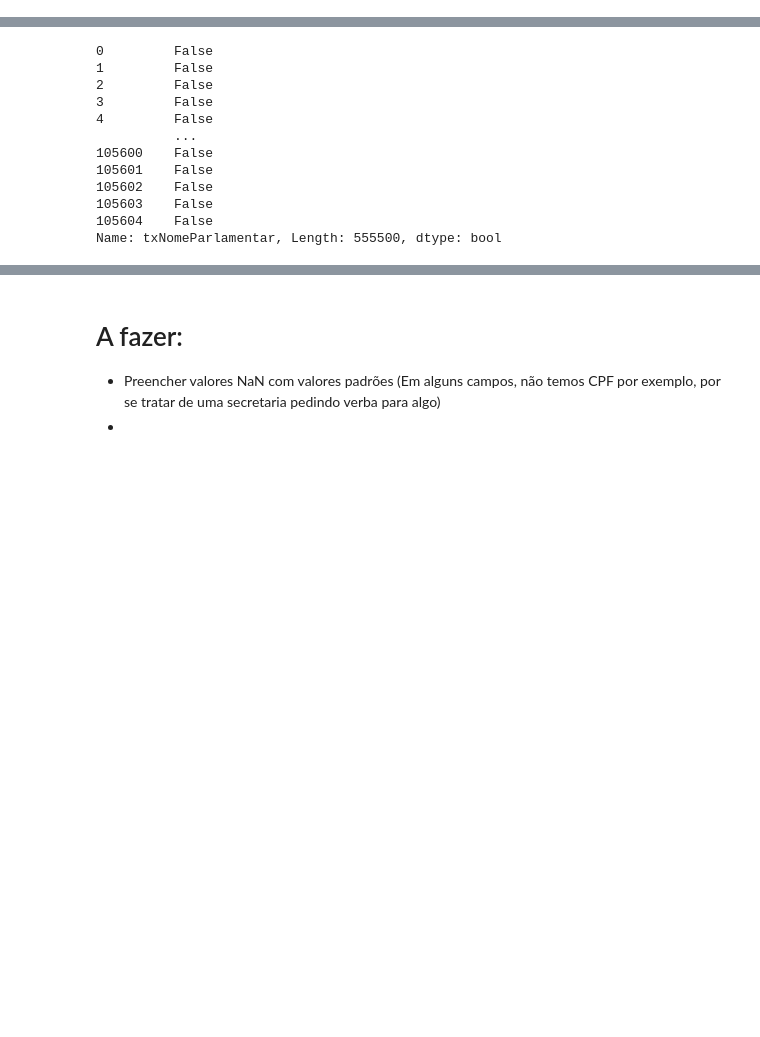
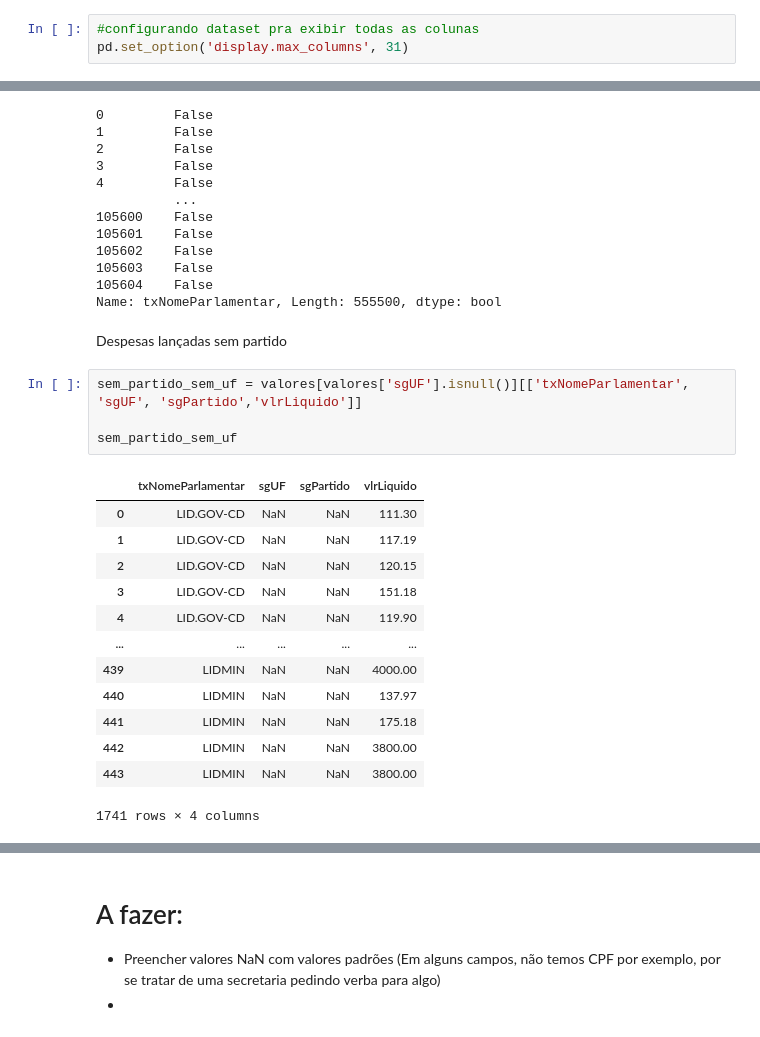
Before and after one commit to Sartorio12/Projeto_Modulo_5, a Jupyter notebook: notebook1.ipynb, the cells around one changed output, grey strips where cells are left out. Drawn from its saved outputs; the diff is of its cells as text; blank space fills up the shorter version.

Commit message:
Etapa de atribuição de valores de partidos por liderança

```diff
--- a/notebook1.ipynb
+++ b/notebook1.ipynb
@@ -105,3 +107,6 @@ df_unico = pd.concat([df1,df2,df3])
 df_unico.shape
 # %% [output]
 (555500, 31)
+# %%
+#configurando dataset pra exibir todas as colunas
+pd.set_option('display.max_columns', 31)
@@ -362,3 +372,23 @@ df_copia['txNomeParlamentar'].str.contains('LIDMIN', na=False)
 105603    False
 105604    False
 Name: txNomeParlamentar, Length: 555500, dtype: bool
+# %% [markdown]
+Despesas lançadas sem partido
+# %%
+sem_partido_sem_uf = valores[valores['sgUF'].isnull()][['txNomeParlamentar', 'sgUF', 'sgPartido','vlrLiquido']]
+
+sem_partido_sem_uf
+# %% [output]
+|  | txNomeParlamentar | sgUF | sgPartido | vlrLiquido |
+| 0 | LID.GOV-CD | NaN | NaN | 111.30 |
+| 1 | LID.GOV-CD | NaN | NaN | 117.19 |
+| 2 | LID.GOV-CD | NaN | NaN | 120.15 |
+| 3 | LID.GOV-CD | NaN | NaN | 151.18 |
+| 4 | LID.GOV-CD | NaN | NaN | 119.90 |
+| ... | ... | ... | ... | ... |
+| 439 | LIDMIN | NaN | NaN | 4000.00 |
+| 440 | LIDMIN | NaN | NaN | 137.97 |
+| 441 | LIDMIN | NaN | NaN | 175.18 |
+| 442 | LIDMIN | NaN | NaN | 3800.00 |
+| 443 | LIDMIN | NaN | NaN | 3800.00 |
+1741 rows × 4 columns
```
Also changed, not shown: parts of 11 cells of this notebook.
